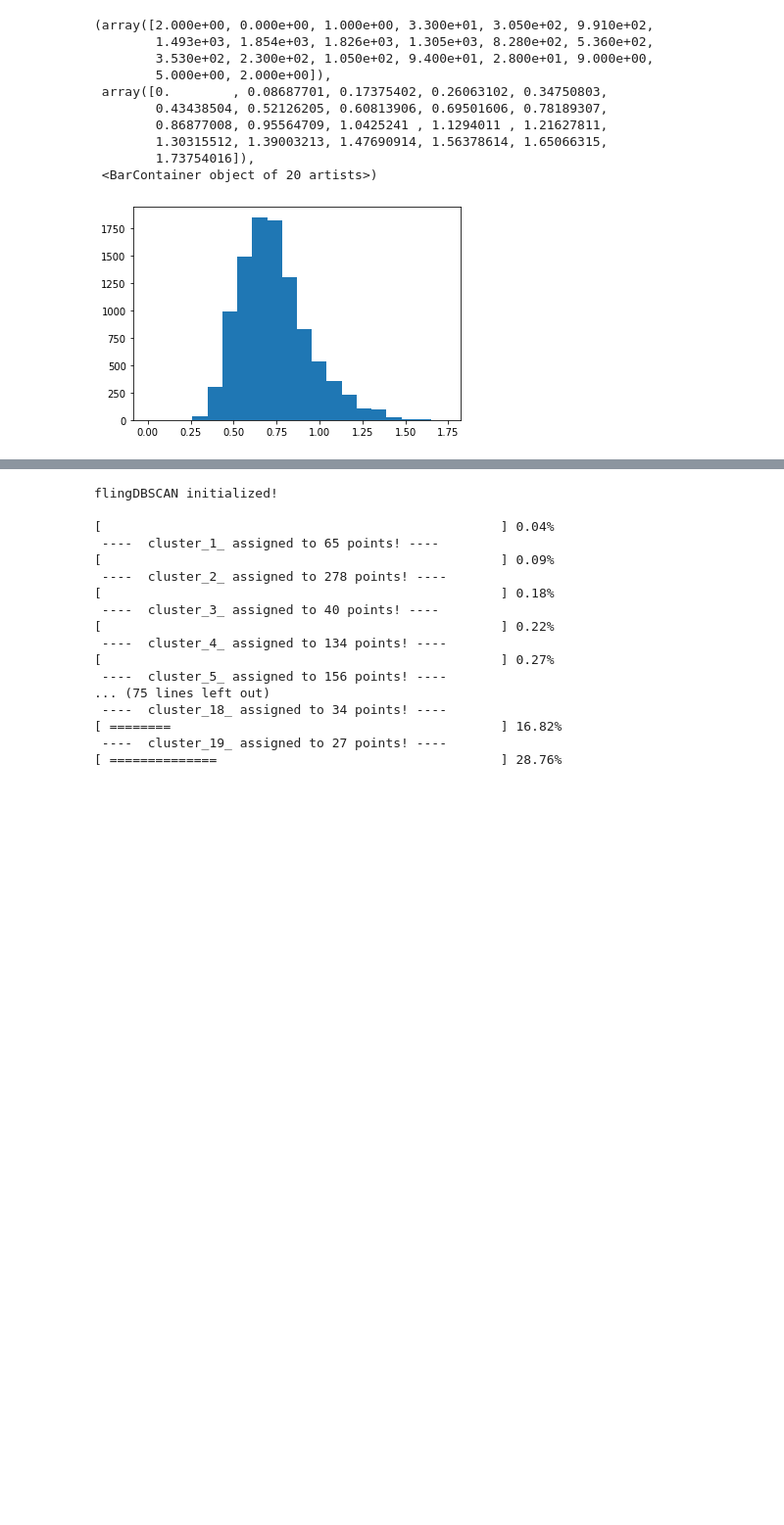
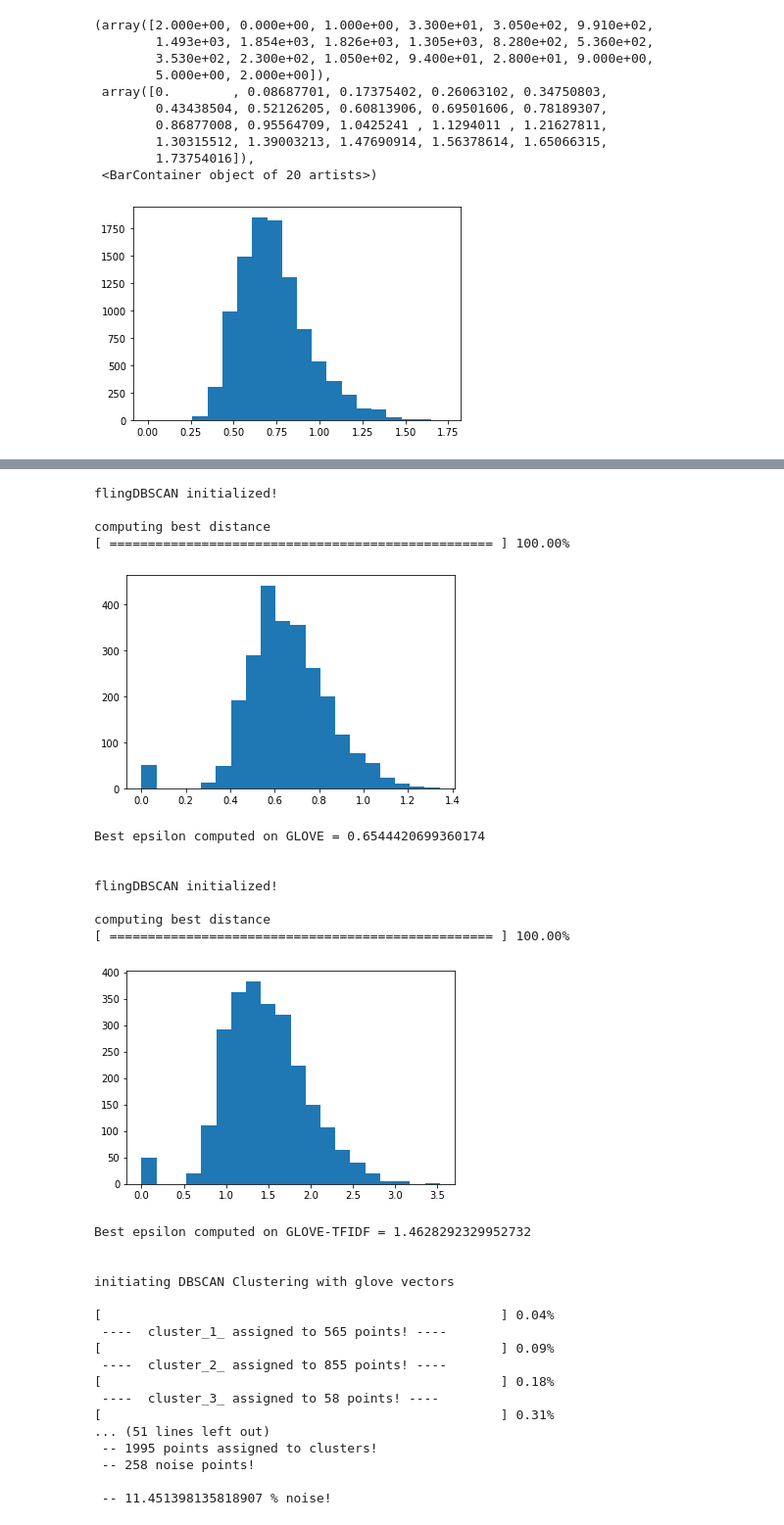
Before and after one commit to arnab64/textclusteringDBSCAN, a Jupyter notebook: scripts/dbscanPrimary.ipynb, the cells around one changed output, grey strips where cells are left out. Shown at 98% size. Cells and saved outputs as stored; diff of their text form; code cells hidden in the pictures; blank space fills up the shorter version.

Commit message:
fully functional dbscan module

```diff
--- a/scripts/dbscanPrimary.ipynb
+++ b/scripts/dbscanPrimary.ipynb
@@ -115,7 +116,7 @@ class flingPretrained:
         sys.stdout.flush()
 
     #sample distance between n random documents
-    def getDistanceDistribution(self,numx):
+    def getDistanceDistribution(self,numx,method):
         numHalf = int(numx/2)
         doca,docb = [],[]
         for i in range(numHalf):
@@ -125,7 +126,10 @@ class flingPretrained:
         total = numHalf*numHalf
         for doc_1 in range(len(doca)):
             for doc_2 in range(len(docb)):
-                distanceSample.append(self.getGloveDistance(doca[doc_1],docb[doc_2],'average'))
+                if method == 'glove':
+                    distanceSample.append(self.getGloveDistance(doca[doc_1],docb[doc_2],'average'))
+                else:
+                    distanceSample.append(self.getGloveDistance(doca[doc_1],docb[doc_2],'average'))
                 cov = doc_1*numHalf + doc_2
                 prog=(cov+1)/total
                 self.drawProgressBar(prog)
@@ -373,28 +231,0 @@ flingDBSCAN initialized!
-# %%
-fdbscan4 = flingDBSCAN(fdb.data,0.5,25)
-fdbscan4.dbscanCompute('glove',None) #'dbscanGloveClusterID'
-fdbscan5 = flingDBSCAN(fdb.data,0.45,25)
-fdbscan5.dbscanCompute('glove',None) #'dbscanGloveClusterID'
-fdbscan6 = flingDBSCAN(fdb.data,0.4,25)
-fdbscan6.dbscanCompute('glove',None) #'dbscanGloveClusterID'
-fdbscan4.printClusterInfo()
-fdbscan5.printClusterInfo()
-fdbscan6.printClusterInfo()
-# %% [output]
-flingDBSCAN initialized!
-
-[                                                    ] 0.04%
- ----  cluster_1_ assigned to 65 points! ----
-[                                                    ] 0.09%
- ----  cluster_2_ assigned to 278 points! ----
-[                                                    ] 0.18%
- ----  cluster_3_ assigned to 40 points! ----
-[                                                    ] 0.22%
- ----  cluster_4_ assigned to 134 points! ----
-[                                                    ] 0.27%
- ----  cluster_5_ assigned to 156 points! ----
-... (75 lines left out)
- ----  cluster_18_ assigned to 34 points! ----
-[ ========                                           ] 16.82%
- ----  cluster_19_ assigned to 27 points! ----
-[ ==============                                     ] 28.76%
@@ -400,0 +395,43 @@ flingDBSCAN initialized!
+# %%
+fdbscan1 = flingDBSCAN(fdb.data,None,25,'glove')
+fdbscan2 = flingDBSCAN(fdb.data,None,25,'tfidf')
+
+fdbscan1.dbscanCompute()
+fdbscan1.addClusterLabel('glove-clusterID')
+
+fdbscan2.dbscanCompute()
+fdbscan2.addClusterLabel('tfidf-clusterID')
+
+fdbscan1.printClusterInfo()
+fdbscan2.printClusterInfo()
+# %% [output]
+flingDBSCAN initialized!
+
+computing best distance
+[ ================================================== ] 100.00%
+[figure, added]
+Best epsilon computed on GLOVE = 0.6544420699360174
+
+
+flingDBSCAN initialized!
+
+computing best distance
+[ ================================================== ] 100.00%
+[figure, added]
+Best epsilon computed on GLOVE-TFIDF = 1.4628292329952732
+
+
+initiating DBSCAN Clustering with glove vectors
+
+[                                                    ] 0.04%
+ ----  cluster_1_ assigned to 565 points! ----
+[                                                    ] 0.09%
+ ----  cluster_2_ assigned to 855 points! ----
+[                                                    ] 0.18%
+ ----  cluster_3_ assigned to 58 points! ----
+[                                                    ] 0.31%
+... (51 lines left out)
+ -- 1995 points assigned to clusters!
+ -- 258 noise points!
+
+ -- 11.451398135818907 % noise!
```
Also changed, not shown: parts of 6 cells of this notebook, 2 other files.
